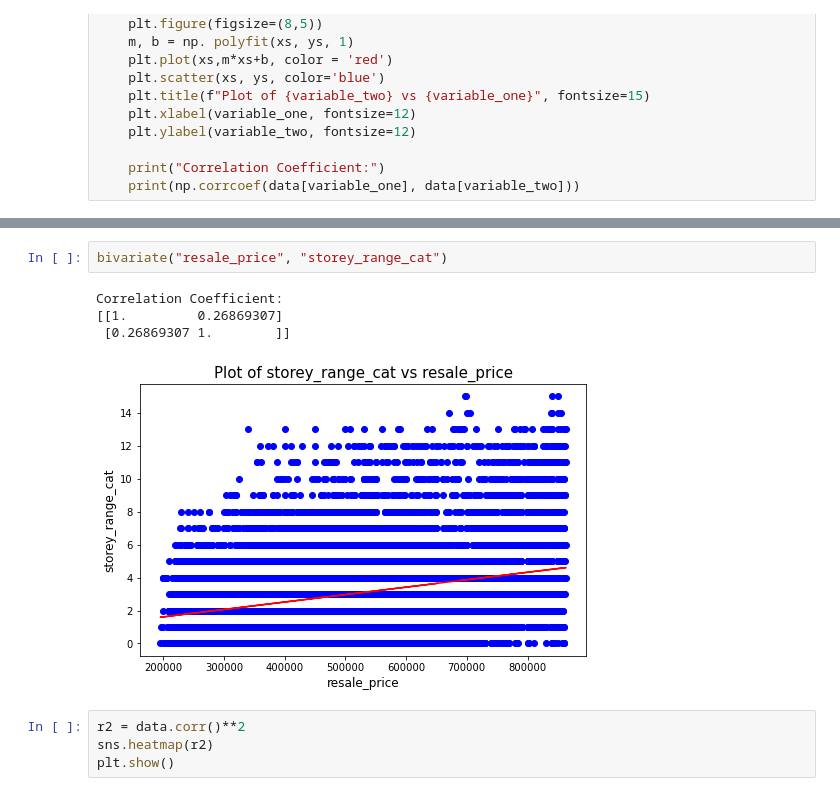
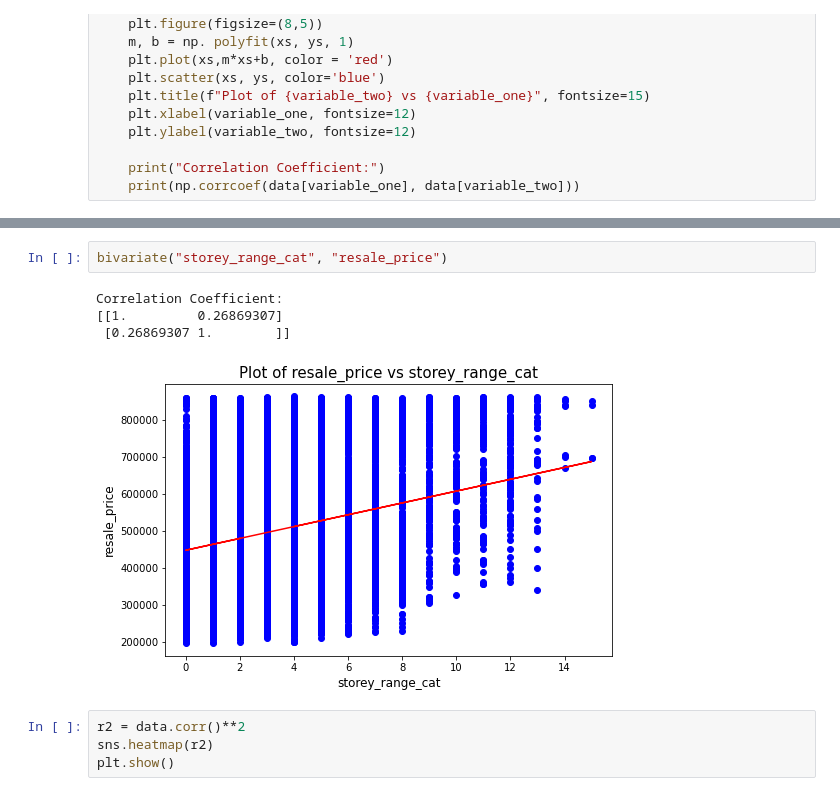
Before and after one commit to Dev317/HDB-Price-Prediction-STAT1202, a Jupyter notebook: Linear Regression.ipynb, the cells around one changed output, grey strips where cells are left out. Cells and saved outputs as stored; diff of their text form.

```diff
--- a/Linear Regression.ipynb
+++ b/Linear Regression.ipynb
@@ -103,10 +103,10 @@ Correlation Coefficient:
 # %%
-bivariate("resale_price", "storey_range_cat")
+bivariate("storey_range_cat", "resale_price")
 # %% [output]
 Correlation Coefficient:
 [[1.         0.26869307]
  [0.26869307 1.        ]]
-[figure, old version]
+[figure, new version]
 # %%
 r2 = data.corr()**2
 sns.heatmap(r2)
```
Also changed, not shown: parts of 12 cells of this notebook.
